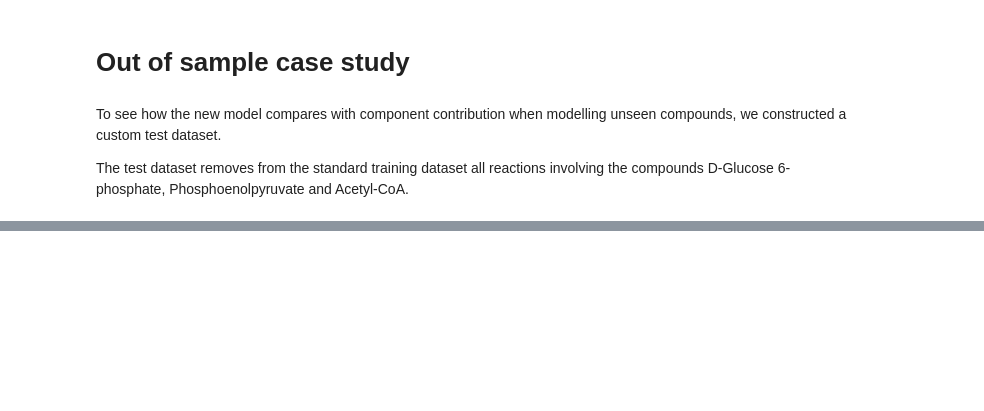
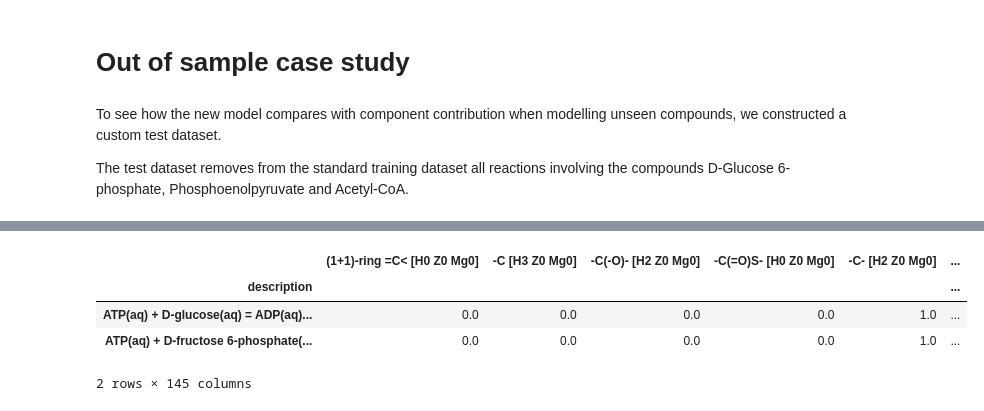
Before and after one commit to biosustain/dgfreg, a Jupyter notebook: dgfreg/investigate.ipynb, the cells around one changed output, grey strips where cells are left out. Saved outputs shown, nothing was run; the diff lists cells and outputs as text; code cells hidden in the pictures; blank space fills up the shorter version.

```diff
--- a/dgfreg/investigate.ipynb
+++ b/dgfreg/investigate.ipynb
@@ -452,0 +582,14 @@ f.savefig(os.path.join(PLOTS_DIR, "out_of_sample_reaction_residuals.svg"), bbox_
+# %%
+S = prepped.S.set_index(["compound_id", "reaction_id"])["stoichiometric_coefficient"].unstack().fillna(0)
+
+G = prepped.G.set_index(["compound_id", "group_id"])["stoichiometric_coefficient"].unstack().fillna(0)
+
+group_stoichiometry = S.T @ G
+dup = group_stoichiometry.loc[lambda df: df.duplicated(keep=False)].join(reactions["description"]).set_index("description")
+dup.loc[dup.eq(dup.loc["ATP(aq) + D-glucose(aq) = ADP(aq) + D-glucose 6-phosphate(aq)"]).all(axis=1)]
+# %% [output]
+|  | (1+1)-ring =C< [H0 Z0 Mg0] | -C [H3 Z0 Mg0] | -C(-O)- [H2 Z0 Mg0] | -C(=O)S- [H0 Z0 Mg0] | -C- [H2 Z0 Mg0] | ... |
+| description |  |  |  |  |  | ... |
+| ATP(aq) + D-glucose(aq) = ADP(aq)... | 0.0 | 0.0 | 0.0 | 0.0 | 1.0 | ... |
+| ATP(aq) + D-fructose 6-phosphate(... | 0.0 | 0.0 | 0.0 | 0.0 | 1.0 | ... |
+2 rows × 145 columns
```
Also changed, not shown: parts of 25 cells of this notebook.
